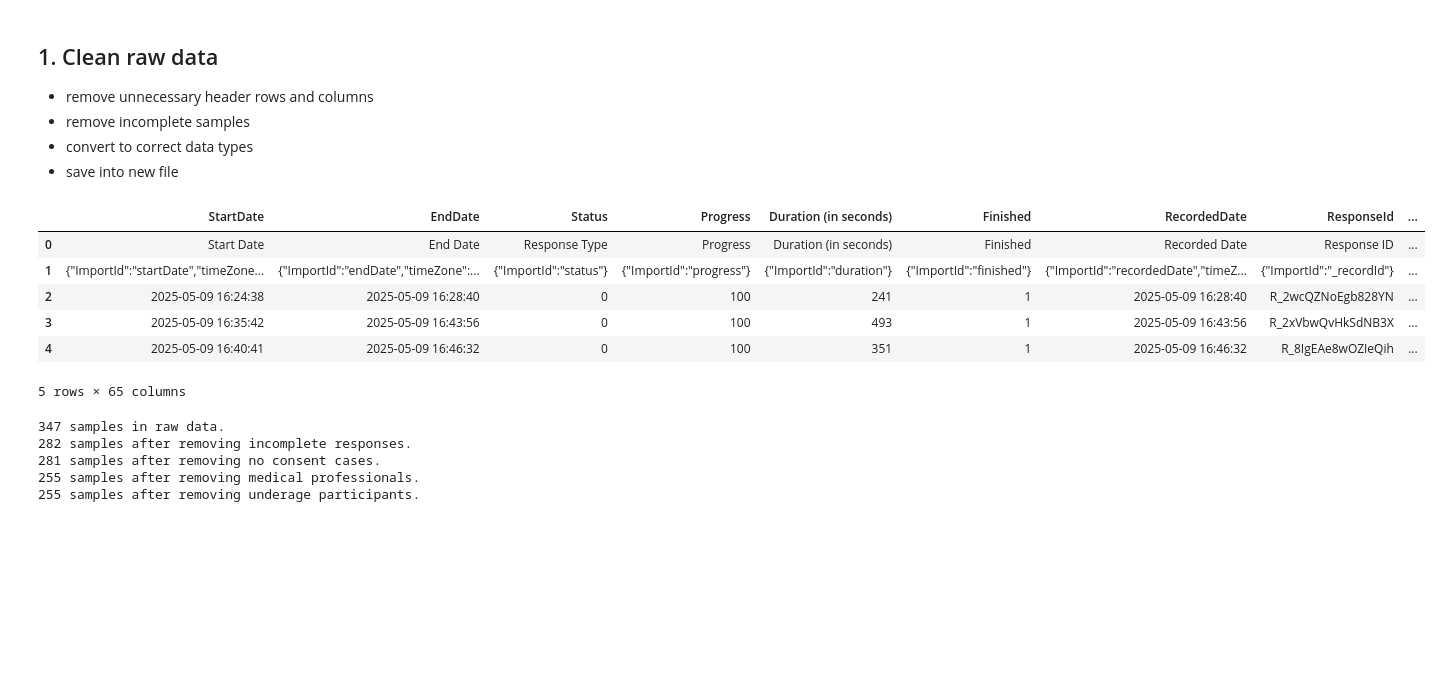
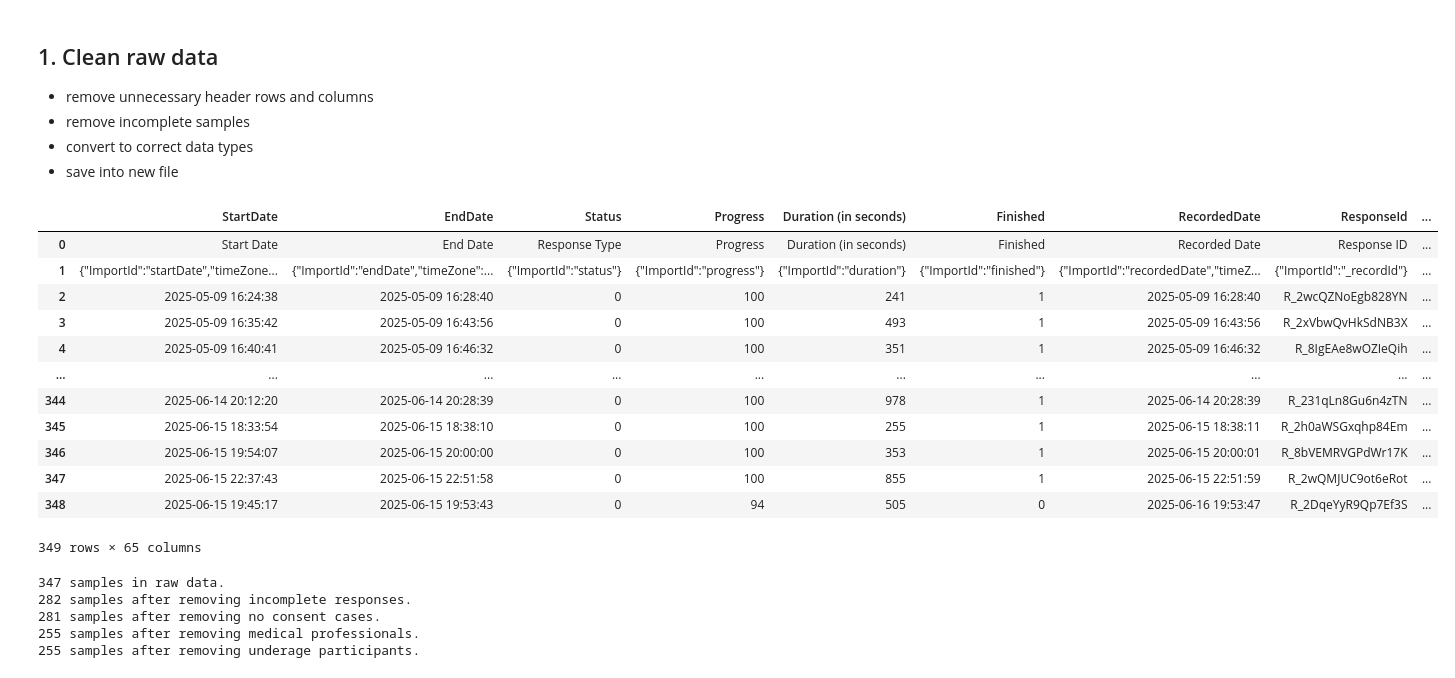
Before and after one commit to TimWiesner99/thesis-analysis, a Jupyter notebook: processing/preprocessing.ipynb, the cells around one changed output. Drawn from its saved outputs; the diff is of its cells as text; code cells hidden in the pictures; blank space fills up the shorter version.

```diff
--- a/processing/preprocessing.ipynb
+++ b/processing/preprocessing.ipynb
@@ -11,15 +11,21 @@ from scripts.utils import *
 - save into new file
 # %%
 data_raw = pd.read_csv("../data/raw_data_qualtrics.csv")
-data_raw.head()
+data_raw
 # %% [output]
 |  | StartDate | EndDate | Status | Progress | Duration (in seconds) | Finished | RecordedDate | ResponseId | ... |
 | 0 | Start Date | End Date | Response Type | Progress | Duration (in seconds) | Finished | Recorded Date | Response ID | ... |
 | 1 | {"ImportId":"startDate","timeZone... | {"ImportId":"endDate","timeZone":... | {"ImportId":"status"} | {"ImportId":"progress"} | {"ImportId":"duration"} | {"ImportId":"finished"} | {"ImportId":"recordedDate","timeZ... | {"ImportId":"_recordId"} | ... |
 | 2 | 2025-05-09 16:24:38 | 2025-05-09 16:28:40 | 0 | 100 | 241 | 1 | 2025-05-09 16:28:40 | R_2wcQZNoEgb828YN | ... |
 | 3 | 2025-05-09 16:35:42 | 2025-05-09 16:43:56 | 0 | 100 | 493 | 1 | 2025-05-09 16:43:56 | R_2xVbwQvHkSdNB3X | ... |
 | 4 | 2025-05-09 16:40:41 | 2025-05-09 16:46:32 | 0 | 100 | 351 | 1 | 2025-05-09 16:46:32 | R_8IgEAe8wOZIeQih | ... |
+| ... | ... | ... | ... | ... | ... | ... | ... | ... | ... |
+| 344 | 2025-06-14 20:12:20 | 2025-06-14 20:28:39 | 0 | 100 | 978 | 1 | 2025-06-14 20:28:39 | R_231qLn8Gu6n4zTN | ... |
+| 345 | 2025-06-15 18:33:54 | 2025-06-15 18:38:10 | 0 | 100 | 255 | 1 | 2025-06-15 18:38:11 | R_2h0aWSGxqhp84Em | ... |
+| 346 | 2025-06-15 19:54:07 | 2025-06-15 20:00:00 | 0 | 100 | 353 | 1 | 2025-06-15 20:00:01 | R_8bVEMRVGPdWr17K | ... |
+| 347 | 2025-06-15 22:37:43 | 2025-06-15 22:51:58 | 0 | 100 | 855 | 1 | 2025-06-15 22:51:59 | R_2wQMJUC9ot6eRot | ... |
+| 348 | 2025-06-15 19:45:17 | 2025-06-15 19:53:43 | 0 | 94 | 505 | 0 | 2025-06-16 19:53:47 | R_2DqeYyR9Qp7Ef3S | ... |
-5 rows × 65 columns
+349 rows × 65 columns
 # %%
 # remove unnecessary rows and columns
 data = data_raw.drop(index=[0,1], columns=['StartDate', 'EndDate', 'Status', 'Progress', 'Duration (in seconds)', 'RecordedDate', 'DistributionChannel', 'id', 'delay_timer_First Click', 'delay_timer_Last Click', 'delay_timer_Click Count', 'delay_timer_First Click.1', 'delay_timer_Last Click.1', 'delay_timer_Click Count.1'])
```
Also changed, not shown: parts of 1 cell of this notebook, 8 other files.
